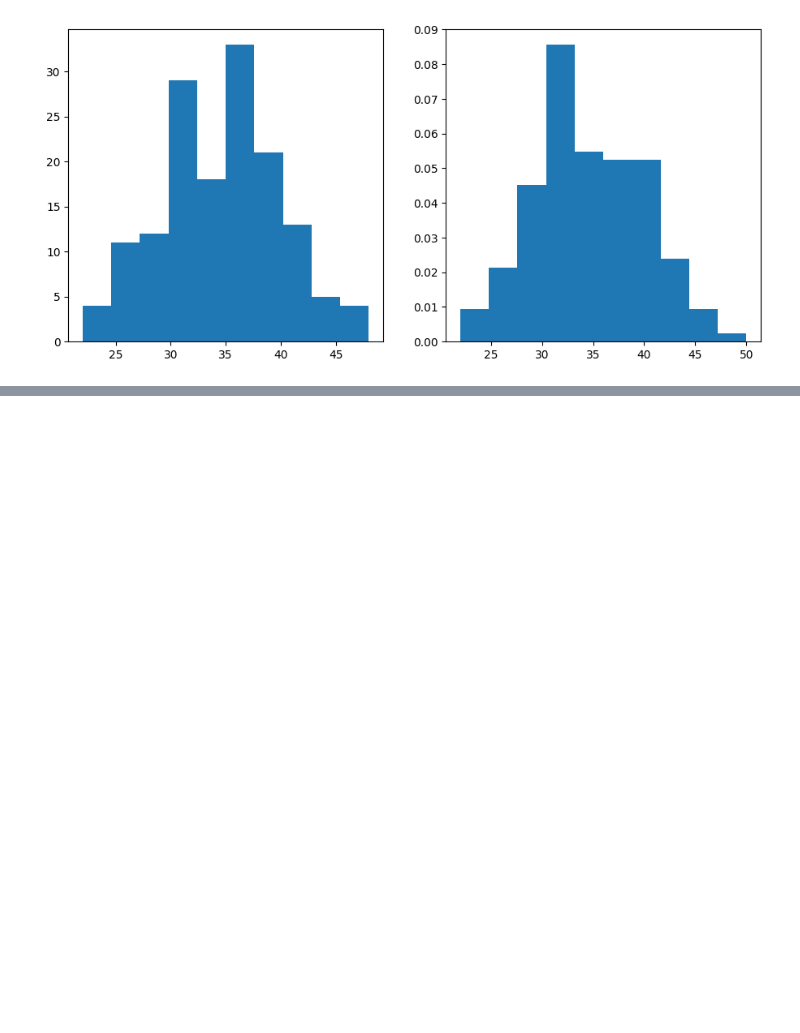
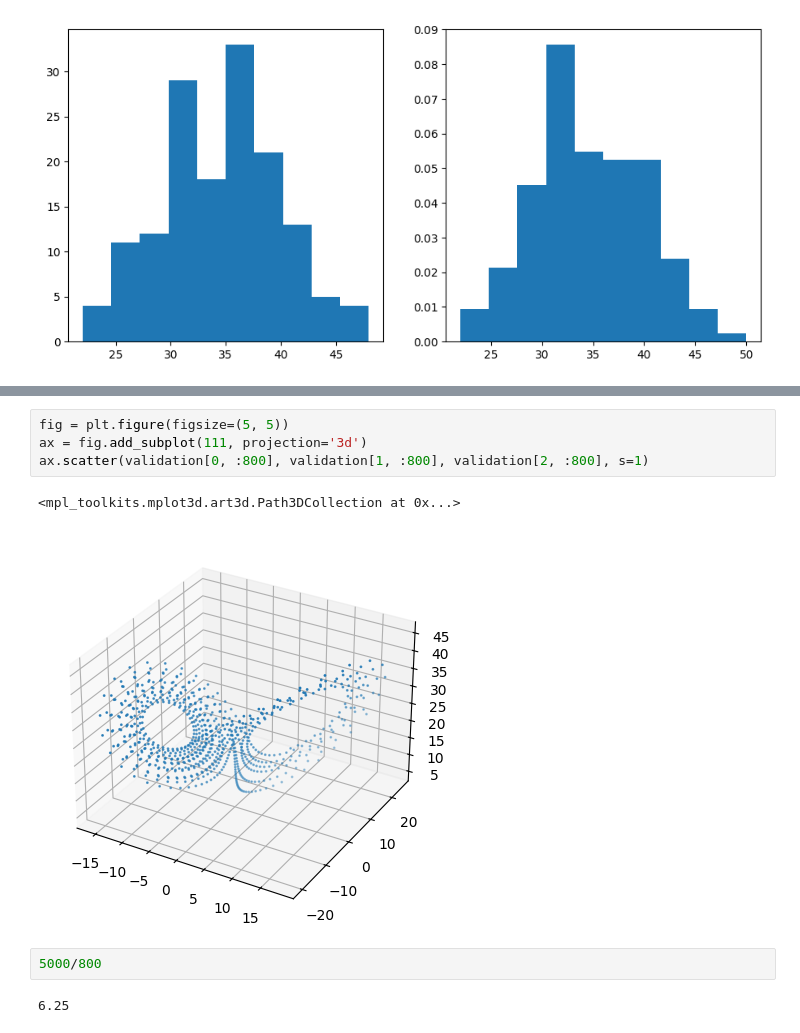
Before and after one commit to pinakm9/random-feature-map, a Jupyter notebook: notebooks/bad-feature-example.ipynb, the cells around one changed output, grey strips where cells are left out. Cells and saved outputs as stored; diff of their text form; blank space fills up the shorter version.

```diff
--- a/notebooks/bad-feature-example.ipynb
+++ b/notebooks/bad-feature-example.ipynb
@@ -160,0 +159,11 @@ phi_b
+# %%
+fig = plt.figure(figsize=(5, 5))
+ax = fig.add_subplot(111, projection='3d')
+ax.scatter(validation[0, :800], validation[1, :800], validation[2, :800], s=1)
+# %% [output]
+<mpl_toolkits.mplot3d.art3d.Path3DCollection at 0x...>
+[figure, added]
+# %%
+5000/800
+# %% [output]
+6.25
```
Also changed, not shown: parts of 4 cells of this notebook, 6 other files.
